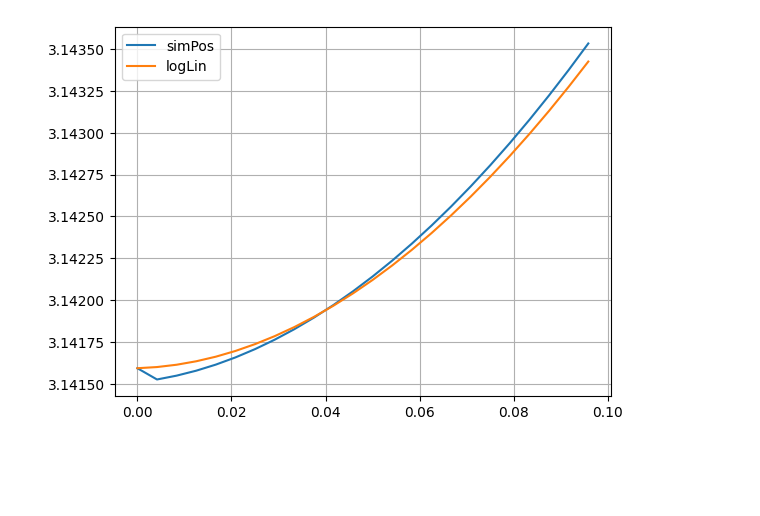
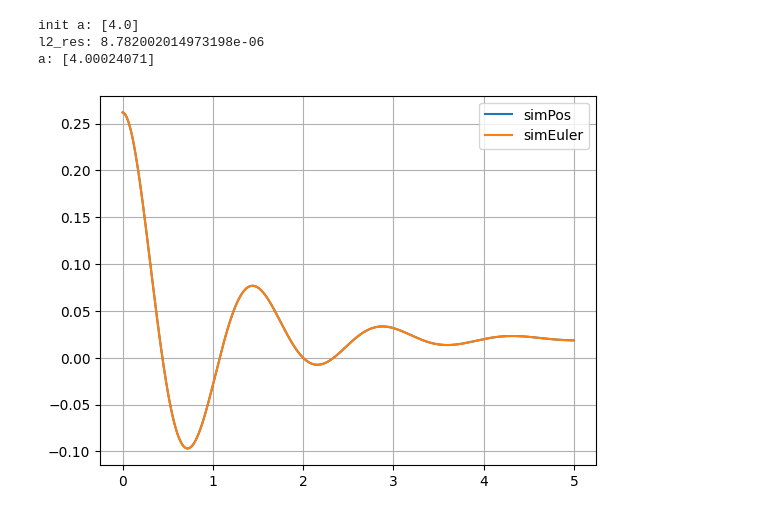
Before and after one commit to ExtremCode/mip2024, a Jupyter notebook: mip2024_08_04.ipynb, the cells around one changed output. Drawn from its saved outputs; the diff is of its cells as text; code cells hidden in the pictures; blank space fills up the shorter version.

Commit message:
fix coeff before damp and force

```diff
--- a/mip2024_08_04.ipynb
+++ b/mip2024_08_04.ipynb
@@ -40,9 +40,9 @@ m = 1
 damp = 0.5
 force = 0.1
 dt = 1/240 # pybullet simulation step
-q0 = np.pi # np.deg2rad(15)   # starting position (radian)
+q0 = np.deg2rad(15)   # starting position (radian)
 jIdx = 1
-maxTime = 0.1 # 5
+maxTime = 5
 logTime = np.arange(0.0, maxTime, dt)
 sz = len(logTime)
 logPos = np.zeros(sz)
@@ -77,11 +77,11 @@ for t in logTime[1:]:
 
 def rp(x, t):
     return [x[1],
-            -g/L*np.sin(x[0]) - damp/(0.5*m*L)*x[1] + 2/(m*L)*force]
+            -g/L*np.sin(x[0]) - damp/(m*L**2)*x[1] + 1/(m*L**2)*force]
 
 def rp_lin(x, t):
     return [x[1],
-            -g/L*x[0] - damp/(0.5*m*L)*x[1] + 2/(m*L)*force]
+            -g/L*x[0] - damp/(m*L**2)*x[1] + 1/(m*L**2)*force]
 
 def rp_param(x, t, a):
     return [x[1],
@@ -93,7 +93,7 @@ def rp_param_damp(x, t, k):
 
 def rp_param_force(x, t, f):
     return [x[1],
-            -g/L*np.sin(x[0]) - damp/(0.5*L*m)*x[1] + f*force]
+            -g/L*np.sin(x[0]) - damp/(m*L**2)*x[1] + f*force]
 
 def rp_param_general(x, t, list_params):
   return [x[1],
@@ -101,7 +101,7 @@ def rp_param_general(x, t, list_params):
 
 def rp_lin_upper(x, t):
   return [x[1],
-          -g/L*np.sin(np.pi)-g/L*np.cos(np.pi)*(x[0]-np.pi) - damp/(0.5*L*m)*x[1] + 2/(m*L)*force]
+          -g/L*np.sin(np.pi)-g/L*np.cos(np.pi)*(x[0]-np.pi) - damp/(m*L**2)*x[1] + 1/(m*L**2)*force]
 
 # theta = odeint(rp, [q0, 0], logTime)
 # logTheor = theta[:,0]
@@ -115,11 +115,11 @@ def rp_lin_upper(x, t):
 # (l2, linf) = cost(logPos - logEuler)
 # print(l2, linf)
 
-thetaLin = symplectic_euler(rp_lin_upper, [q0, 0], logTime)
-logLin = thetaLin[:, 0]
+# thetaLin = symplectic_euler(rp_lin_upper, [q0, 0], logTime)
+# logLin = thetaLin[:, 0]
 
 def l2_cost(a):
-    xx = symplectic_euler_param(rp_param_damp, [q0, 0], logTime, a[0])
+    xx = symplectic_euler_param(rp_param_force, [q0, 0], logTime, a[0])
     return cost(logPos-xx[:,0])[0]
 
 def l2_cost_general(a):
@@ -141,41 +141,44 @@ def get_l2_optim_param(func, list_params):
 # res = get_l2_optim_param(rp_param_general, k0)
 # print(f'l2_res: {res.fun}')
 # print(f'k: {res.x}')
 
 # theta = symplectic_euler_param(rp_param_general, [q0, 0], logTime, res.x)
 # logEuler = theta[:, 0]
 
 # theta = symplectic_euler(rp, [q0, 0], logTime)
 # logRP = theta[:, 0]
 
 # print(f"l2_cost_rp: {cost(logPos - logRP)}")
 
-# a0 = [damp/(0.5*m*L)]
-# print(f'init a: {a0}')
-# res = minimize(l2_cost, a0)
-# print(f'l2_res: {res.fun}')
-# print(f'a: {res.x}')
-# a = res.x[0]
+a0 = [1/(m*L**2)]
+print(f'init a: {a0}')
+res = minimize(l2_cost, a0)
+print(f'l2_res: {res.fun}')
+print(f'a: {res.x}')
+a = res.x[0]
 
-# theta = symplectic_euler_param(rp_param_damp, [q0, 0], logTime, res.x[0])
-# logEuler = theta[:, 0]
+theta = symplectic_euler_param(rp_param_force, [q0, 0], logTime, res.x[0])
+logEuler = theta[:, 0]
 
 import matplotlib.pyplot as plt
 
 plt.grid(True)
 plt.plot(logTime, logPos, label = "simPos")
 # plt.plot(logTime, logRP, label = "simRP")
-# plt.plot(logTime, logEuler, label = "simEuler")
-plt.plot(logTime, logLin, label = "logLin")
+plt.plot(logTime, logEuler, label = "simEuler")
+# plt.plot(logTime, logLin, label = "logLin")
 plt.legend()
 
 plt.show()
 
 p.disconnect()
 
 # 1 add damping to rp and rp_lin
 # 2 add control torque to rp and rp_lin
 # 3 widen minimize to estimate a, damping coef and toqrue coef
 # 4 derive linear model from upper position and compare to sim (compare first 0.1 sec)
 # %% [output]
+init a: [4.0]
+l2_res: 8.782002014973198e-06
+a: [4.00024071]
-[figure, old version]
+[figure, new version]
```
